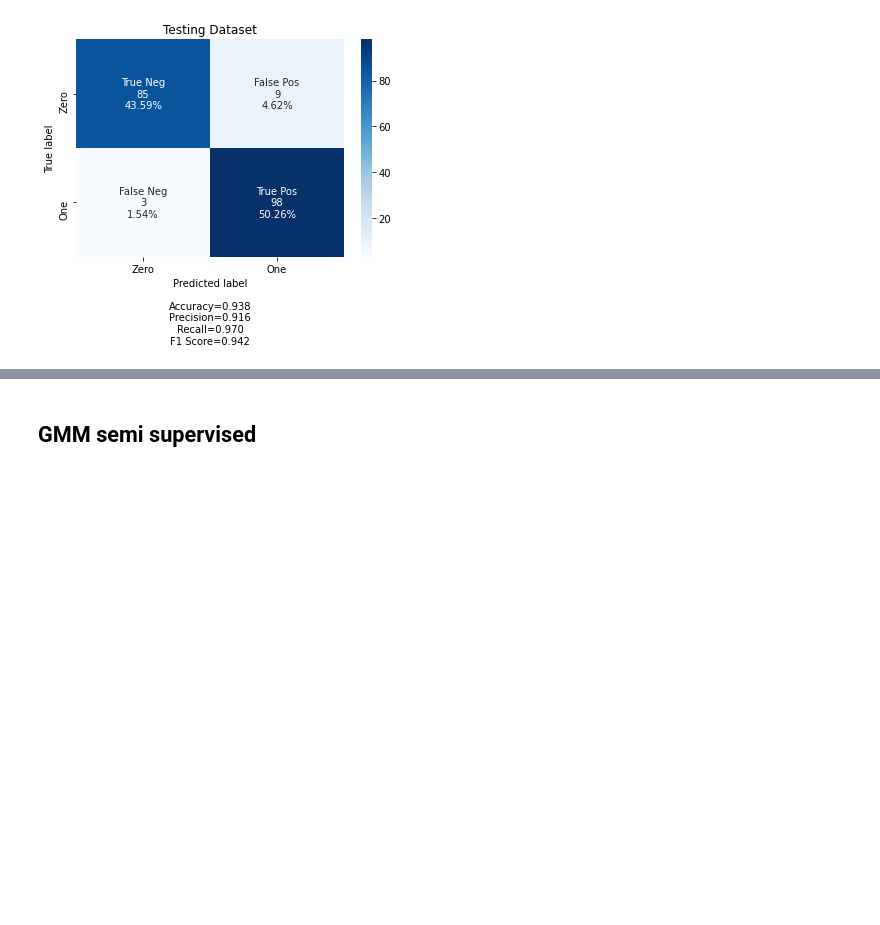
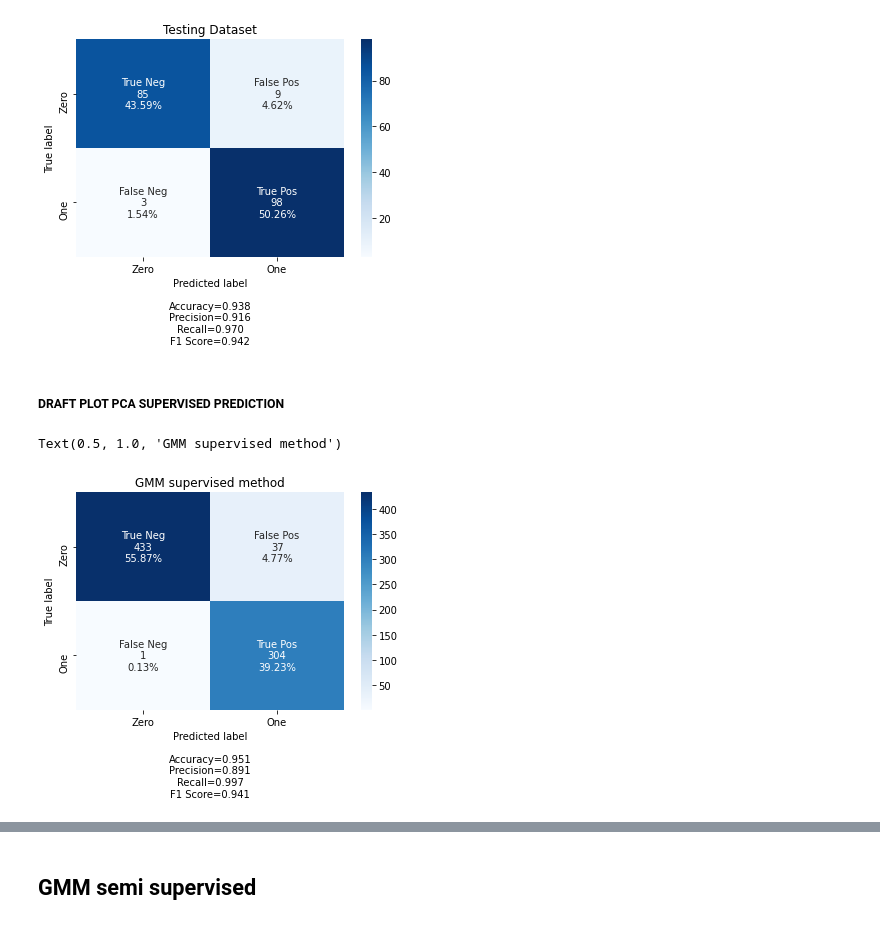
Before and after one commit to mohcineelharras/daml_project, a Jupyter notebook: project/daml_project.ipynb, the cells around one changed output, grey strips where cells are left out. Saved outputs shown, nothing was run; the diff lists cells and outputs as text; code cells hidden in the pictures; blank space fills up the shorter version.

```diff
--- a/project/daml_project.ipynb
+++ b/project/daml_project.ipynb
@@ -1519,3 +1519,78 @@ plt.title("Testing Dataset")
 Testing DataSet
 Text(0.5, 1.0, 'Testing Dataset')
 [figure]
+# %% [markdown]
+##### DRAFT PLOT PCA SUPERVISED PREDICTION
+# %%
+#---------------------------------------------------------------------------
+url='http://archive.ics.uci.edu/ml/machine-learning-databases/00475/audit_data.zip'
+extract_dir = "data"
+zip_path, _ = urllib.request.urlretrieve(url)
+with zipfile.ZipFile(zip_path, "r") as f:
+    f.extractall(extract_dir)
+df=pd.read_csv("./"+extract_dir+"/audit_data/audit_risk.csv")
+df_dummies=pd.get_dummies(df.dropna())
+#---------------------------------------------------------------------------
+df_true=df_dummies[df_dummies.Risk==1]
+df_false=df_dummies[df_dummies.Risk==0]
+#***************************************************************************
+#---------------------------------------------------------------------------
+X_false=df_false.drop("Risk",axis=1)
+y_false=df_false["Risk"]
+X_true=df_true.drop("Risk",axis=1)
+y_true=df_true["Risk"]
+#---------------------------------------------------------------------------
+n_false=X_false.shape[0]
+mu_false=np.array((1/n_false)*X_false.sum(axis=0))
+cov_false=(1/n_false)*np.transpose(np.array(X_false-mu_false))@(np.array(X_false-mu_false))
+pi_false=df_false.shape[0]/(df_false.shape[0]+df_true.shape[0])
+#---------------------------------------------------------------------------
+n_true=X_true.shape[0]
+mu_true=np.array((1/n_true)*X_true.sum(axis=0))
+cov_true=(1/n_true)*np.transpose(np.array(X_true-mu_true))@(np.array(X_true-mu_true))
+pi_true=df_true.shape[0]/(df_false.shape[0]+df_true.shape[0])
+
+
+
+#---------------------------------------------------------------------------
+K_false = multivariate_normal(mean=np.array(mu_false), cov=cov_false,allow_singular=True)
+K_true = multivariate_normal(mean=np.array(mu_true), cov=cov_true,allow_singular=True)
+#***************************************************************************
+#---------------------------------------------------------------------------
+false_dist_neg=K_false.pdf(np.array(X_false))
+true_dist_neg=K_true.pdf(np.array(X_false))
+#---------------------------------------------------------------------------
+false_dist_pos=K_false.pdf(np.array(X_true))
+true_dist_pos=K_true.pdf(np.array(X_true))
+#***************************************************************************
+#---------------------------------------------------------------------------
+pddf_neg=pd.DataFrame(np.array(y_false),columns=["y_false"])
+pddf_neg["false_dist"] = np.array(false_dist_neg)
+pddf_neg["true_dist"] = np.array(true_dist_neg)
+#---------------------------------------------------------------------------
+pddf_pos=pd.DataFrame(np.array(y_true),columns=["y_true"])
+pddf_pos["false_dist"] = np.array(false_dist_pos)
+pddf_pos["true_dist"] = np.array(true_dist_pos)
+#***************************************************************************
+#---------------------------------------------------------------------------
+#Merge
+pddf_pos["y"]=pddf_pos["y_true"]
+pddf_neg["y"]=pddf_neg["y_false"]
+full_pddf=pd.concat([pddf_pos[["y","false_dist","true_dist"]],pddf_neg[["y","false_dist","true_dist"]]])
+#***************************************************************************
+#---------------------------------------------------------------------------
+full_pddf["t_ik_false"]=(full_pddf.false_dist*pi_false)/(full_pddf.false_dist*pi_false+full_pddf.true_dist*pi_true)
+full_pddf["t_ik_true"]=(full_pddf.true_dist*pi_true)/(full_pddf.true_dist*pi_true+full_pddf.false_dist*pi_false)
+full_pddf["decision"]=np.array(full_pddf["t_ik_true"]>full_pddf["t_ik_false"],dtype=int)
+#Confusion Matrix
+cf_matrix=confusion_matrix(full_pddf["y"], full_pddf["decision"])
+#tn, fp, fn, tp=confusion_matrix(y_test, predictions).ravel()
+labels = ['True Neg','False Pos','False Neg','True Pos']
+categories = ['Zero', 'One']
+make_confusion_matrix(cf_matrix,
+                      group_names=labels,
+                      categories=categories, )
+plt.title("GMM supervised method")
+# %% [output]
+Text(0.5, 1.0, 'GMM supervised method')
+[figure, added]
```
Also changed, not shown: parts of 10 cells of this notebook.
